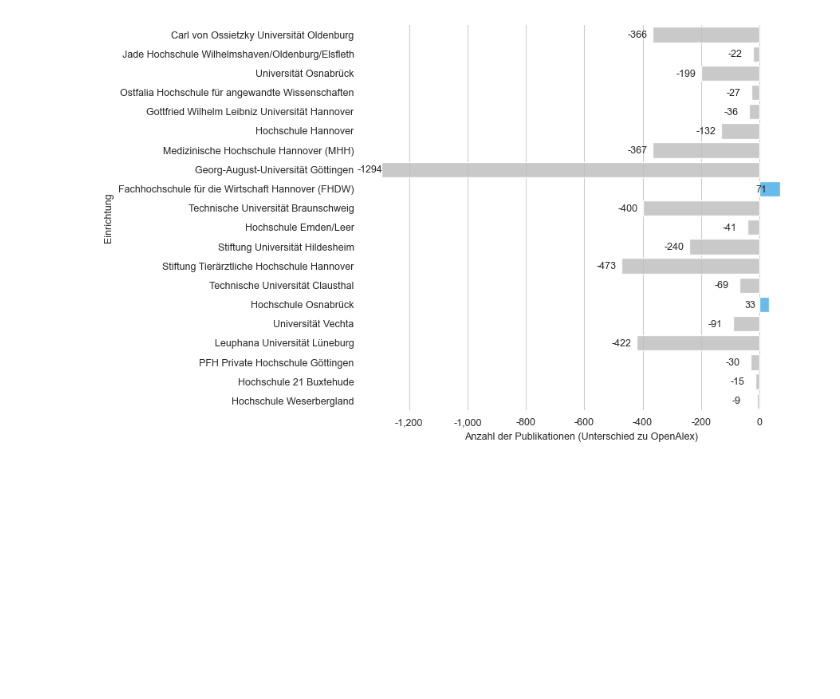
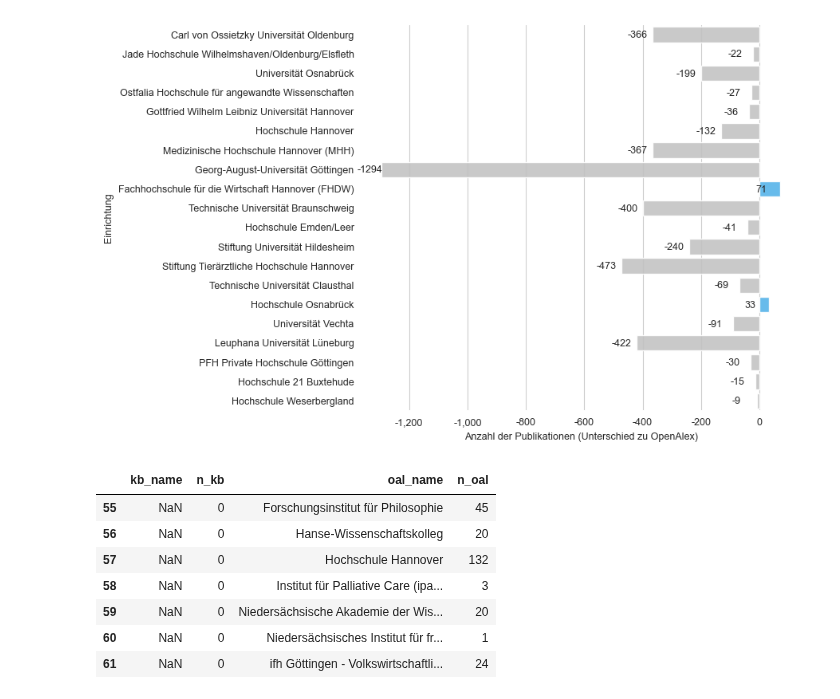
Before and after one commit to naustica/lower_saxony_institutions, a Jupyter notebook: notebooks/Codebook.ipynb, the cells around one changed output. Saved outputs shown, nothing was run; the diff lists cells and outputs as text; code cells hidden in the pictures; blank space fills up the shorter version.

```diff
--- a/notebooks/Codebook.ipynb
+++ b/notebooks/Codebook.ipynb
@@ -283,3 +283,14 @@ plt.tight_layout()
 plt.show()
 # %% [output]
 [figure]
+# %%
+table_c[table_c.kb_name.isnull()]
+# %% [output]
+|  | kb_name | n_kb | oal_name | n_oal |
+| 55 | NaN | 0 | Forschungsinstitut für Philosophie | 45 |
+| 56 | NaN | 0 | Hanse-Wissenschaftskolleg | 20 |
+| 57 | NaN | 0 | Hochschule Hannover | 132 |
+| 58 | NaN | 0 | Institut für Palliative Care (ipa... | 3 |
+| 59 | NaN | 0 | Niedersächsische Akademie der Wis... | 20 |
+| 60 | NaN | 0 | Niedersächsisches Institut für fr... | 1 |
+| 61 | NaN | 0 | ifh Göttingen - Volkswirtschaftli... | 24 |
```
Also changed, not shown: parts of 10 cells of this notebook, 5 other files.
